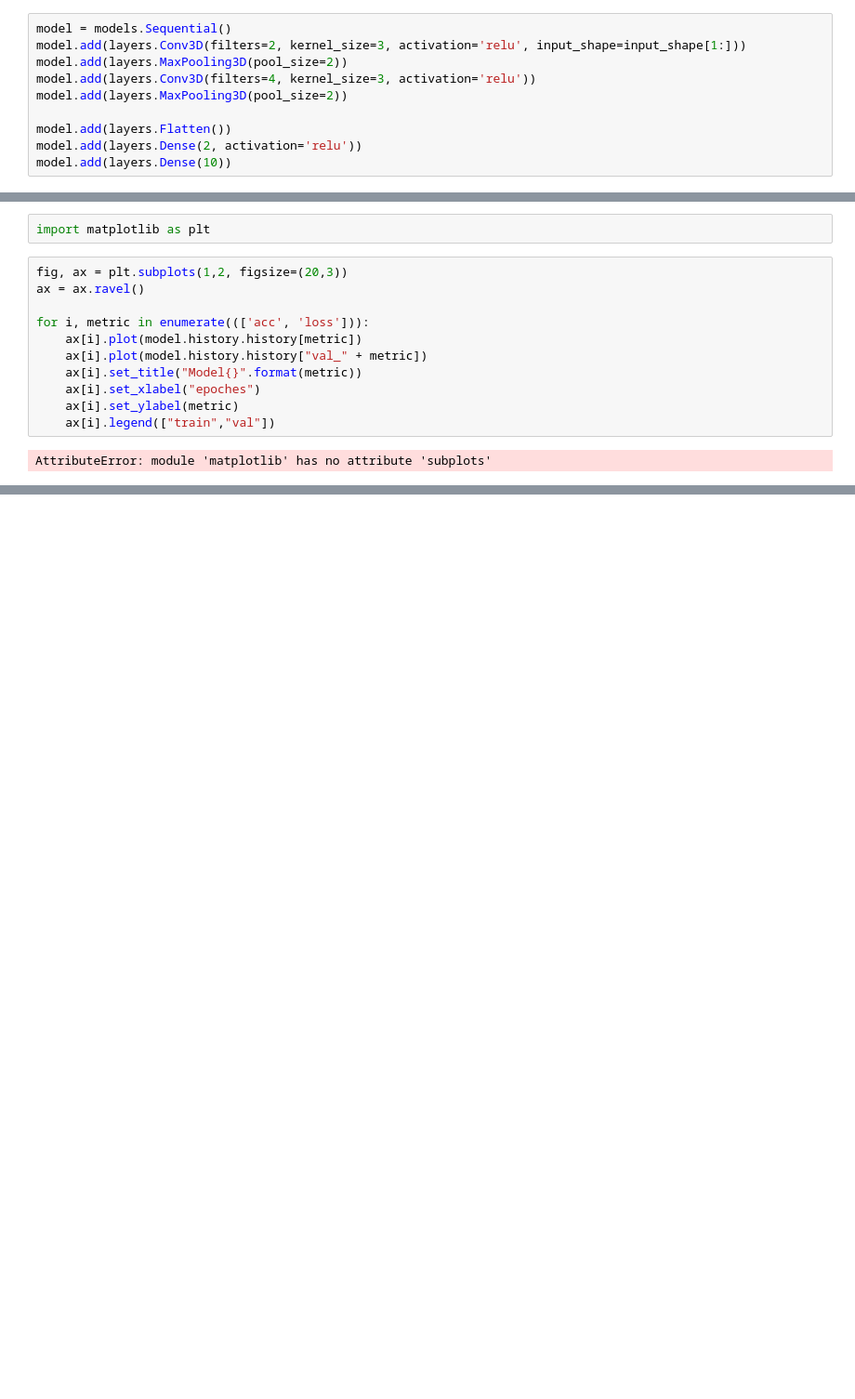
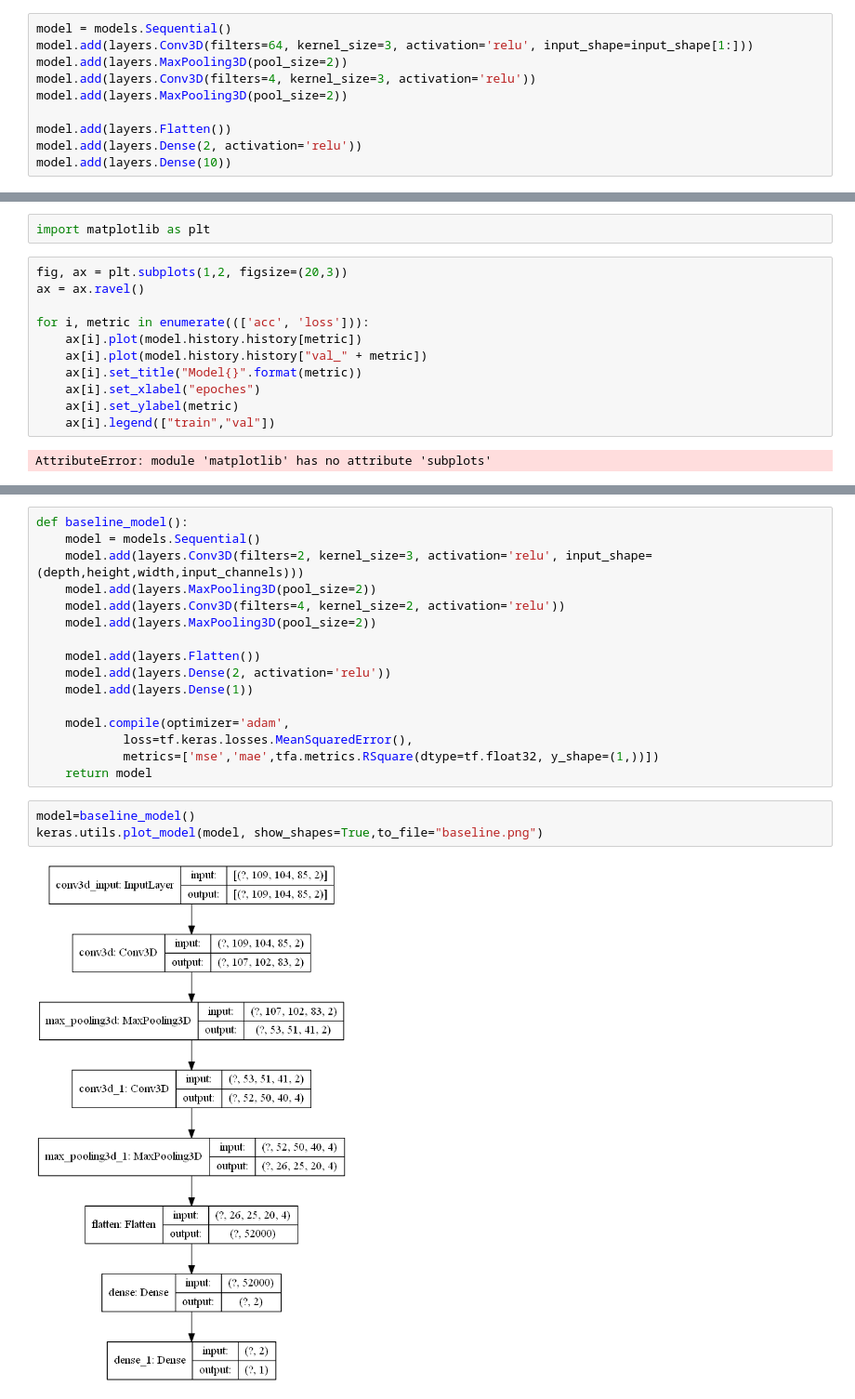
Before and after one commit to Delusion4013/COMP3003_FYP, a Jupyter notebook: Model.ipynb, the cells around one changed output, grey strips where cells are left out. Shown: that part at 93% size. Drawn from its saved outputs; the diff is of its cells as text; blank space fills up the shorter version.

```diff
--- a/Model.ipynb
+++ b/Model.ipynb
@@ -134,7 +134,7 @@ print(outputs.shape)
 (None, 54, 52, 42, 2)
 # %%
 model = models.Sequential()
-model.add(layers.Conv3D(filters=2, kernel_size=3, activation='relu', input_shape=input_shape[1:]))
+model.add(layers.Conv3D(filters=64, kernel_size=3, activation='relu', input_shape=input_shape[1:]))
 model.add(layers.MaxPooling3D(pool_size=2))
 model.add(layers.Conv3D(filters=4, kernel_size=3, activation='relu'))
 model.add(layers.MaxPooling3D(pool_size=2))
@@ -566,0 +571,21 @@ AttributeError: module 'matplotlib' has no attribute 'subplots'
+# %%
+def baseline_model():
+    model = models.Sequential()
+    model.add(layers.Conv3D(filters=2, kernel_size=3, activation='relu', input_shape=(depth,height,width,input_channels)))
+    model.add(layers.MaxPooling3D(pool_size=2))
+    model.add(layers.Conv3D(filters=4, kernel_size=2, activation='relu'))
+    model.add(layers.MaxPooling3D(pool_size=2))
+
+    model.add(layers.Flatten())
+    model.add(layers.Dense(2, activation='relu'))
+    model.add(layers.Dense(1))
+
+    model.compile(optimizer='adam',
+            loss=tf.keras.losses.MeanSquaredError(),
+            metrics=['mse','mae',tfa.metrics.RSquare(dtype=tf.float32, y_shape=(1,))])
+    return model
+# %%
+model=baseline_model()
+keras.utils.plot_model(model, show_shapes=True,to_file="baseline.png")
+# %% [output]
+[figure, added]
```
Also changed, not shown: parts of 18 cells of this notebook, 8 other files.
